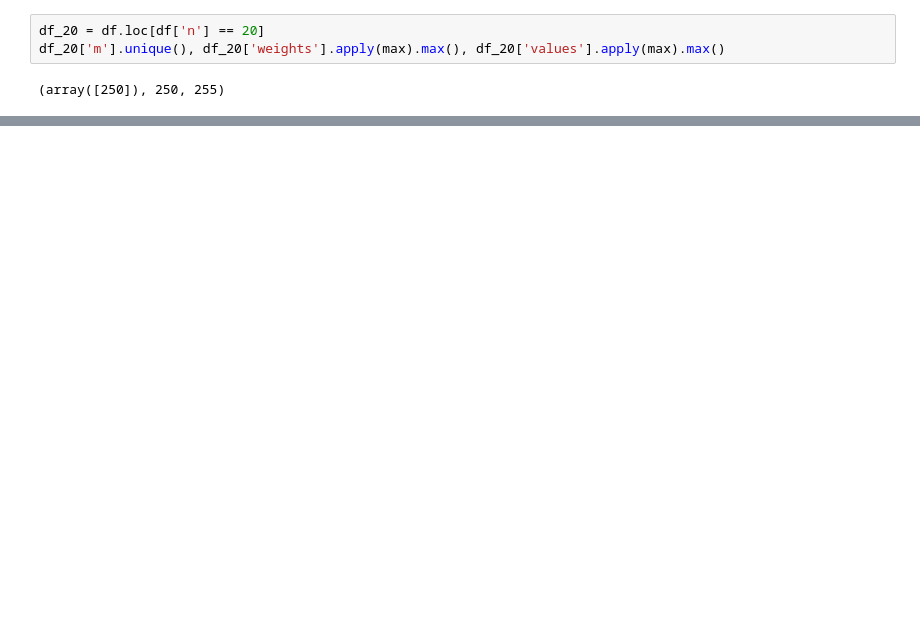
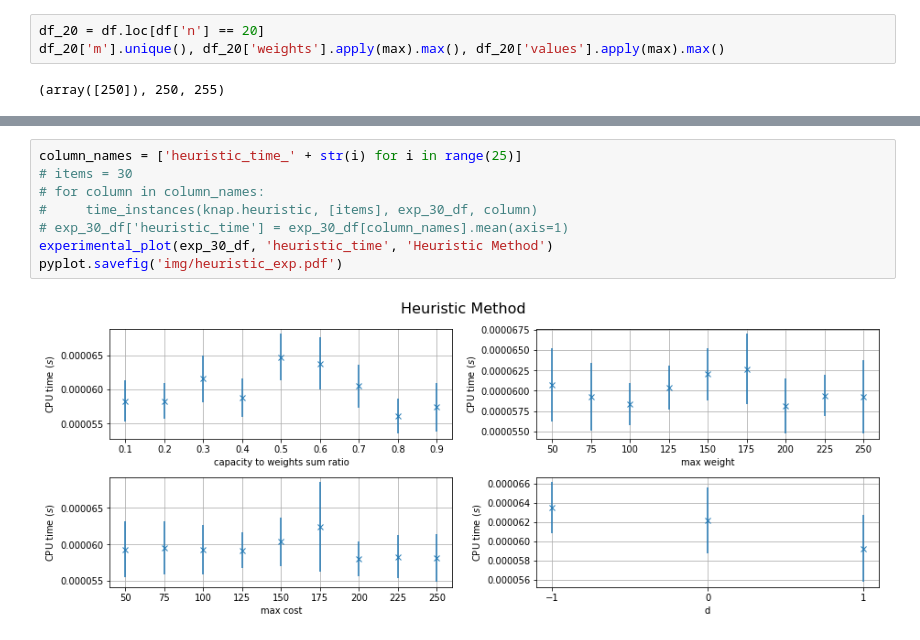
Before and after one commit to podondra/knapsack-problem, a Jupyter notebook: Analysis of Methods for Solving the Knapsack Problem.ipynb, the cells around one changed output, grey strips where cells are left out. Cells and saved outputs as stored; diff of their text form; blank space fills up the shorter version.

```diff
--- a/Analysis of Methods for Solving the Knapsack Problem.ipynb
+++ b/Analysis of Methods for Solving the Knapsack Problem.ipynb
@@ -462,0 +472,10 @@ for title, index in [('Brute Force', 'brute_force_time'),
+# %%
+column_names = ['heuristic_time_' + str(i) for i in range(25)]
+# items = 30
+# for column in column_names:
+#     time_instances(knap.heuristic, [items], exp_30_df, column)
+# exp_30_df['heuristic_time'] = exp_30_df[column_names].mean(axis=1)
+experimental_plot(exp_30_df, 'heuristic_time', 'Heuristic Method')
+pyplot.savefig('img/heuristic_exp.pdf')
+# %% [output]
+[figure, added]
```
Also changed, not shown: parts of 20 cells of this notebook, 19 other files.
